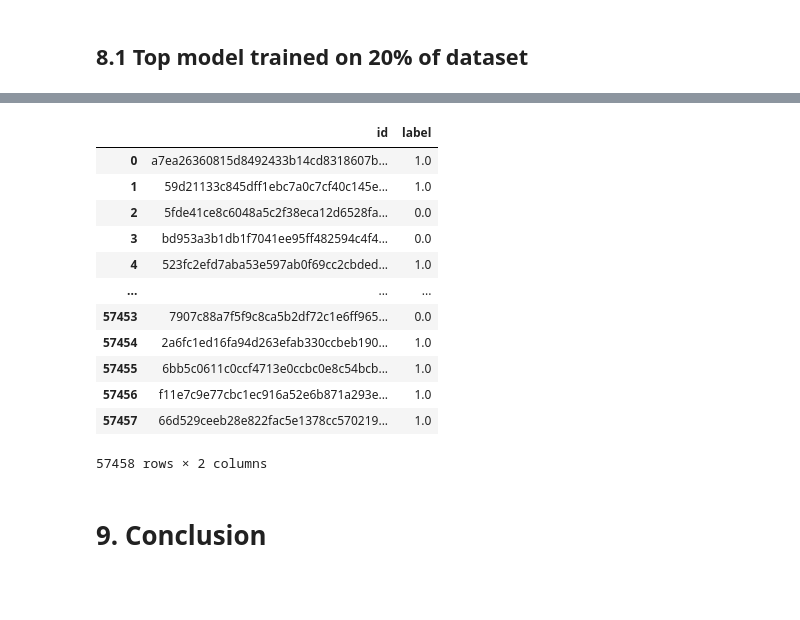
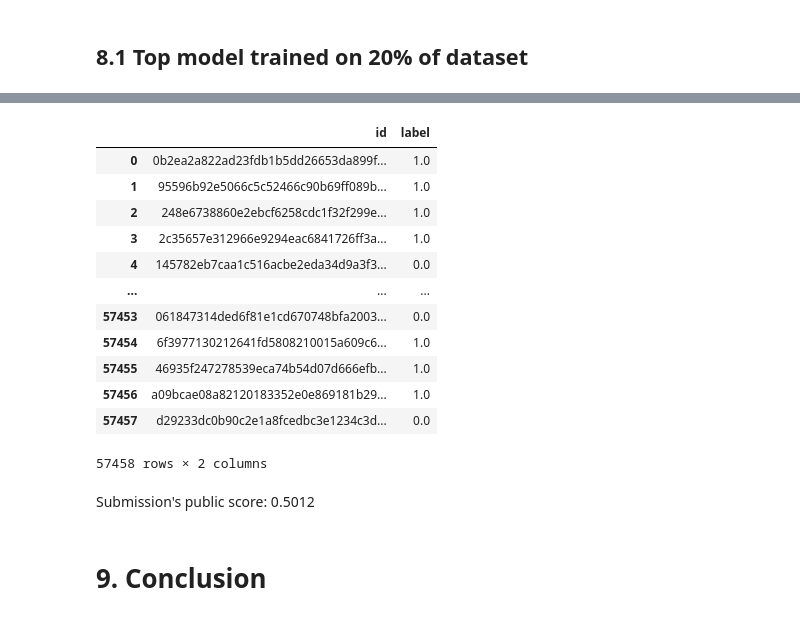
Before and after one commit to jaymanvirk/kaggle_histopathologic_cancer, a Jupyter notebook: histopathologic_cancer_detection_simple_cnn_comparison.ipynb, the cells around one changed output, grey strips where cells are left out. Saved outputs shown, nothing was run; the diff lists cells and outputs as text; code cells hidden in the pictures; blank space fills up the shorter version.

Commit message:
saving new submission_20

```diff
--- a/histopathologic_cancer_detection_simple_cnn_comparison.ipynb
+++ b/histopathologic_cancer_detection_simple_cnn_comparison.ipynb
@@ -565,8 +565,8 @@ model_tuned_20 = load_model('tuned.h5'
                            , custom_objects = {'roc_auc_score_': roc_auc_score_})
 # %%
 # Create prefethed dataset of images to classify
-submis_files = os.listdir(test_dir)
-submis_data = np.core.defchararray.add(test_dir, np.array(submis_files))
+submis_data = test_dir + sample_data['id'] + '.tif'
+submis_data = submis_data.values
 
 BATCH_SIZE = 64
 SUBMIS_BUFFER_SIZE = submis_data.shape[0]
@@ -582,28 +582,22 @@ result_20 = model_tuned_20.predict(submis_dataset)
 # %%
 # Create table of ids and labels like sample_submission
-id_ = np.char.replace(submis_files, '.tif', '')
-label_ = np.ravel(np.round(result_20))
-table = {
-         'id': id_
-         , 'label': label_
-        }
-table = pd.DataFrame(table)
+sample_data['label'] = np.ravel(np.round(result_20))
 # %%
 # Print submission table
-table
+sample_data
 # %% [output]
 |  | id | label |
-| 0 | a7ea26360815d8492433b14cd8318607b... | 1.0 |
-| 1 | 59d21133c845dff1ebc7a0c7cf40c145e... | 1.0 |
-| 2 | 5fde41ce8c6048a5c2f38eca12d6528fa... | 0.0 |
-| 3 | bd953a3b1db1f7041ee95ff482594c4f4... | 0.0 |
-| 4 | 523fc2efd7aba53e597ab0f69cc2cbded... | 1.0 |
+| 0 | 0b2ea2a822ad23fdb1b5dd26653da899f... | 1.0 |
+| 1 | 95596b92e5066c5c52466c90b69ff089b... | 1.0 |
+| 2 | 248e6738860e2ebcf6258cdc1f32f299e... | 1.0 |
+| 3 | 2c35657e312966e9294eac6841726ff3a... | 1.0 |
+| 4 | 145782eb7caa1c516acbe2eda34d9a3f3... | 0.0 |
 | ... | ... | ... |
-| 57453 | 7907c88a7f5f9c8ca5b2df72c1e6ff965... | 0.0 |
-| 57454 | 2a6fc1ed16fa94d263efab330ccbeb190... | 1.0 |
-| 57455 | 6bb5c0611c0ccf4713e0ccbc0e8c54bcb... | 1.0 |
-| 57456 | f11e7c9e77cbc1ec916a52e6b871a293e... | 1.0 |
-| 57457 | 66d529ceeb28e822fac5e1378cc570219... | 1.0 |
+| 57453 | 061847314ded6f81e1cd670748bfa2003... | 0.0 |
+| 57454 | 6f3977130212641fd5808210015a609c6... | 1.0 |
+| 57455 | 46935f247278539eca74b54d07d666efb... | 1.0 |
+| 57456 | a09bcae08a82120183352e0e869181b29... | 1.0 |
+| 57457 | d29233dc0b90c2e1a8fcedbc3e1234c3d... | 0.0 |
 57458 rows × 2 columns
 # %%
 # Make submission
@@ -611,3 +605,5 @@ table.to_csv('submission_20.csv', index=False)
+# %% [markdown]
+Submission's public score: 0.5012
 # %% [markdown]
 # 9. Conclusion <a class="anchor" id="chapter_9"></a>
 # %% [markdown]
```
Also changed, not shown: parts of 2 cells of this notebook.
